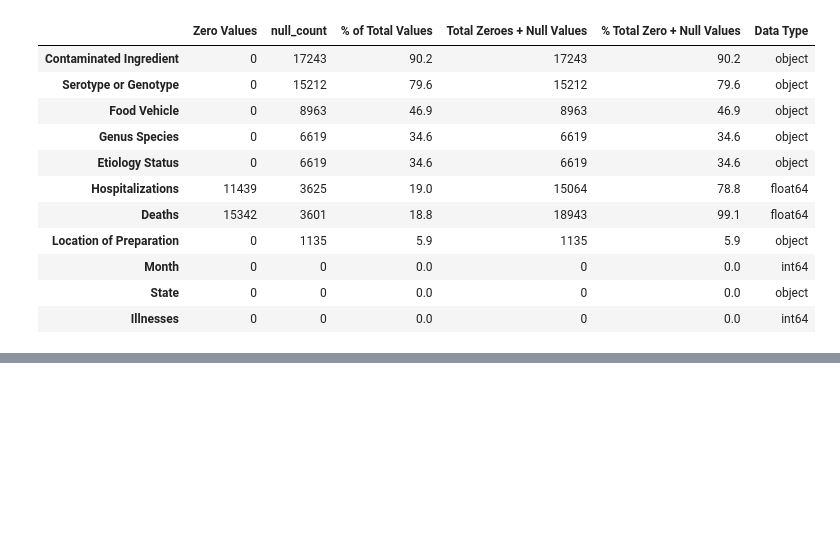
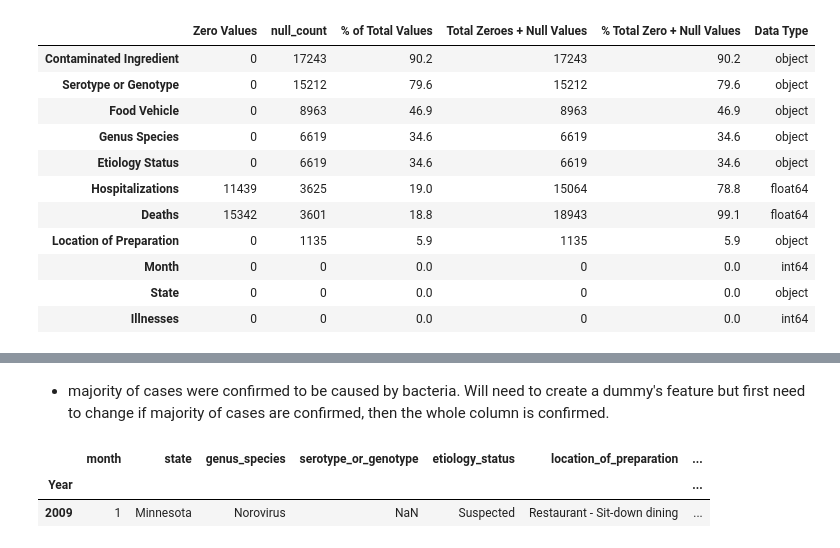
Before and after one commit to Aniastiti/food_poisoning, a Jupyter notebook: sandbox.ipynb, the cells around one changed output, grey strips where cells are left out. Saved outputs shown, nothing was run; the diff lists cells and outputs as text; code cells hidden in the pictures; blank space fills up the shorter version.

```diff
--- a/sandbox.ipynb
+++ b/sandbox.ipynb
@@ -96,0 +196,8 @@ There are 8 columns that have NULL values.
+# %% [markdown]
+- majority of cases were confirmed to be caused by bacteria. Will need to create a dummy's feature but first need to change if majority of cases are confirmed, then the whole column is confirmed.
+# %%
+df.head(1)
+# %% [output]
+|  | month | state | genus_species | serotype_or_genotype | etiology_status | location_of_preparation | ... |
+| Year |  |  |  |  |  |  | ... |
+| 2009 | 1 | Minnesota | Norovirus | NaN | Suspected | Restaurant - Sit-down dining | ... |
```
Also changed, not shown: parts of 16 cells of this notebook.
